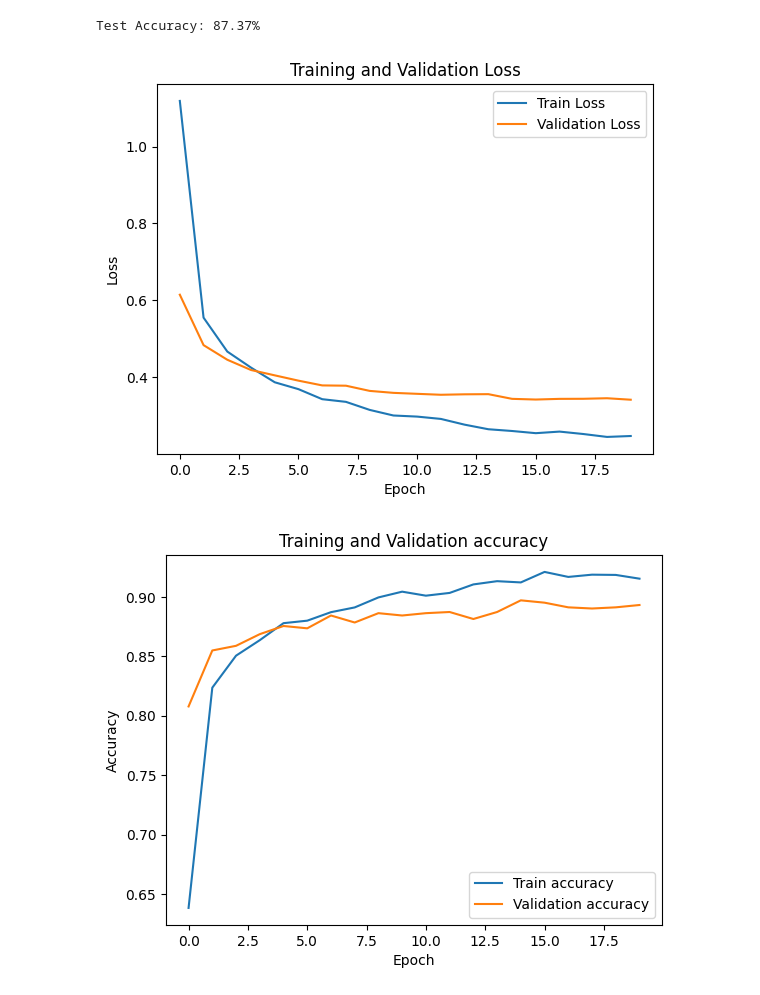
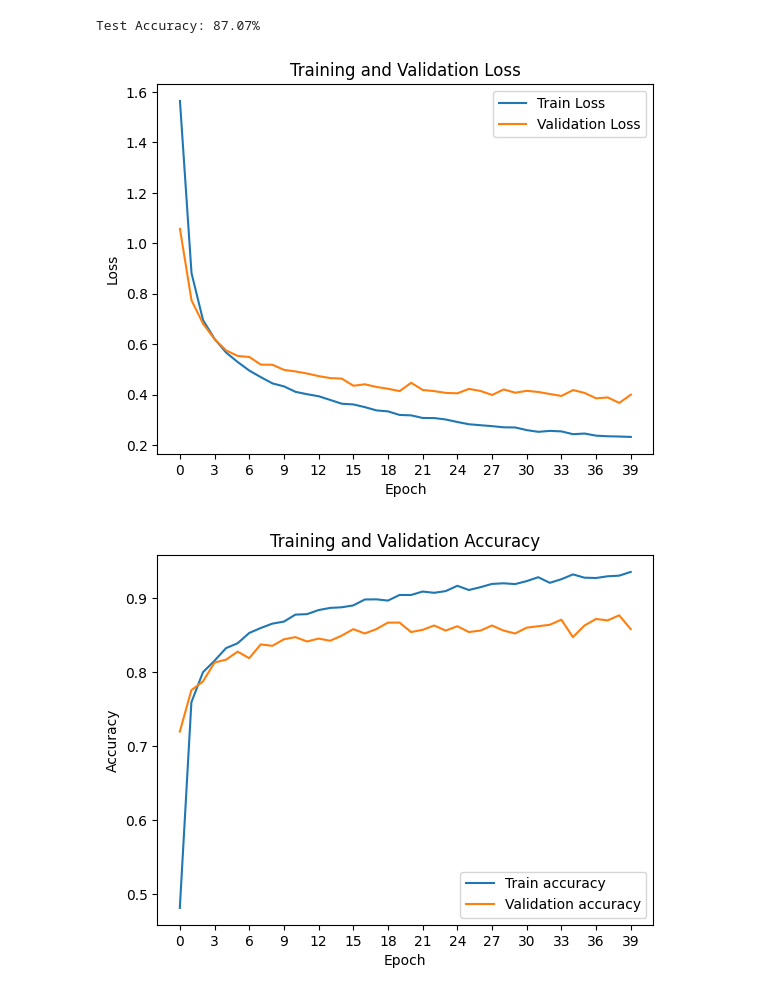
Before and after one commit to Matheuspp/projeto_vit_ufu, a Jupyter notebook: vgg16.ipynb, the cells around one changed output. Cells and saved outputs as stored; diff of their text form; code cells hidden in the pictures.

Commit message:
final trainig on both

```diff
--- a/vgg16.ipynb
+++ b/vgg16.ipynb
@@ -31,6 +31,8 @@ imagenet_std = [0.229, 0.224, 0.225]
 transform = transforms.Compose([
     transforms.Resize((224, 224)),
     transforms.CenterCrop(224),
+    transforms.RandomHorizontalFlip(),
+    transforms.RandomRotation(20),
     transforms.ToTensor(),
     transforms.Normalize(imagenet_mean, imagenet_std)
 ])
@@ -89,10 +91,10 @@ VGG(
 # %%
 # Define loss function and optimizer
 criterion = nn.CrossEntropyLoss()
-optimizer = optim.Adam(model.parameters(), lr=0.001)
+optimizer = optim.Adam(model.parameters(), lr=0.0005)
 # %%
 # Training loop
-num_epochs = 20
+num_epochs = 40
 min_loss = np.inf
 tic = time.time()
 val_losses = []
@@ -106,7 +108,7 @@ for epoch in range(num_epochs):
     running_corr = 0.0
     val_loss = 0.0
     val_corr = 0.0
-    model.train()
+    #model.train()
     for i, (inputs, labels) in enumerate(train_loader):
         inputs = inputs.to(device)
         labels = labels.to(device)
@@ -146,7 +148,7 @@ for epoch in range(num_epochs):
 
     if val_loss < min_loss:
         min_loss = val_loss
-        torch.save(model, 'resnet_model.pth')
+        torch.save(model, 'vgg_model.pth')
         print(f'saving model at epoch {epoch}')
         print(f'Epoch {epoch + 1} loss {running_loss:.3f} val_loss {val_loss:.3f}  train acc: {train_acc:.3f} val acc: {val_acc:.3f}')
 toc = time.time()
@@ -174,5 +176,6 @@ Total time: 811.2006697654724
 # %%
 # Evaluation on the test set
+model = torch.load('vgg_model.pth')
 model.eval()  # Switch to evaluation mode
 correct = 0
 total = 0
@@ -189,7 +192,7 @@ with torch.no_grad():
 accuracy = 100 * correct / total
 print(f'Test Accuracy: {accuracy:.2f}%')
 # %% [output]
-Test Accuracy: 87.37%
+Test Accuracy: 87.07%
 # %%
 import matplotlib.pyplot as plt
 
@@ -199,6 +202,7 @@ epoch = np.arange(len(train_losses))
 # Plot losses
 plt.plot(epoch, train_losses, label='Train Loss')
 plt.plot(epoch, val_losses, label='Validation Loss')
+plt.xticks(range(min(epoch), max(epoch)+1, 3), map(int, range(min(epoch), max(epoch)+1, 3)))
 
 
 # Set labels and title
@@ -212,24 +216,26 @@ plt.legend()
 # Display the plot
 plt.show()
 # %% [output]
-[figure, old version]
+[figure, new version]
 # %%
 # Example losses data
 epoch = np.arange(len(train_accs))
 
 # Plot accs
 plt.plot(epoch, train_accs, label='Train accuracy')
 plt.plot(epoch, val_accs, label='Validation accuracy')
+plt.xticks(range(min(epoch), max(epoch)+1, 3), map(int, range(min(epoch), max(epoch)+1, 3)))
 
 # Set labels and title
 plt.xlabel('Epoch')
 plt.ylabel('Accuracy')
-plt.title('Training and Validation accuracy')
+plt.title('Training and Validation Accuracy')
+
 
 # Add legend
 plt.legend()
 
 # Display the plot
 plt.show()
 # %% [output]
-[figure, old version]
+[figure, new version]
```
Also changed, not shown: parts of 1 cell of this notebook, 1 other file.
